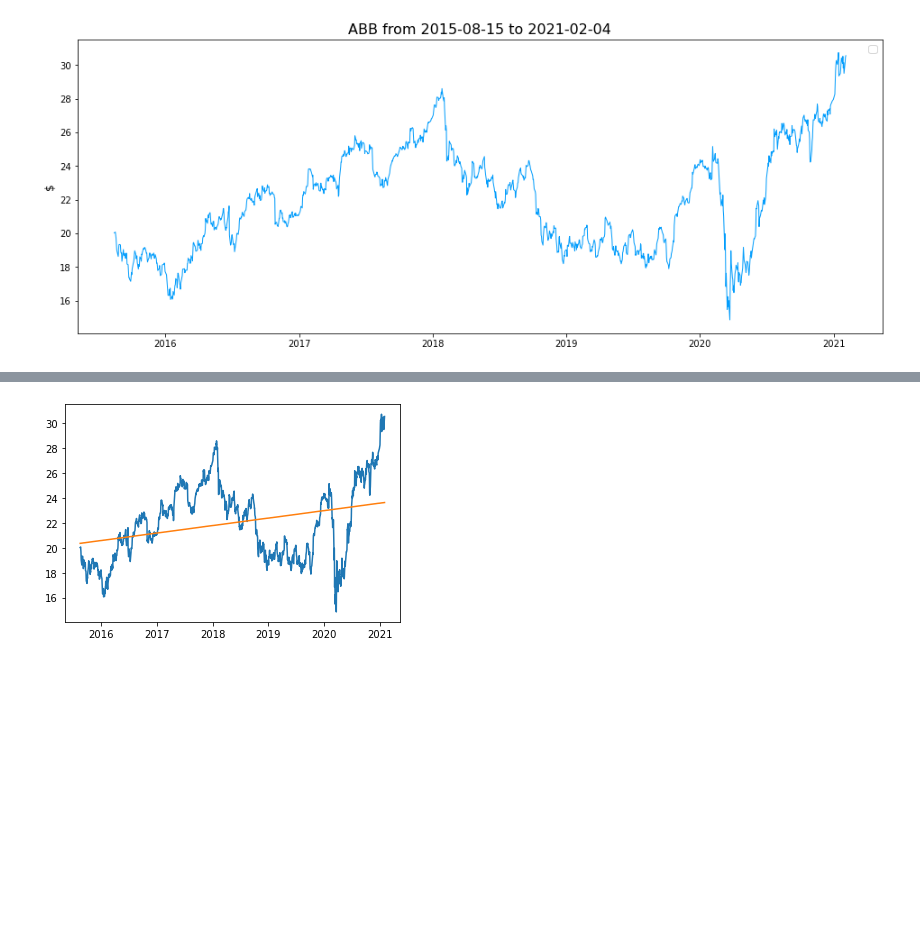
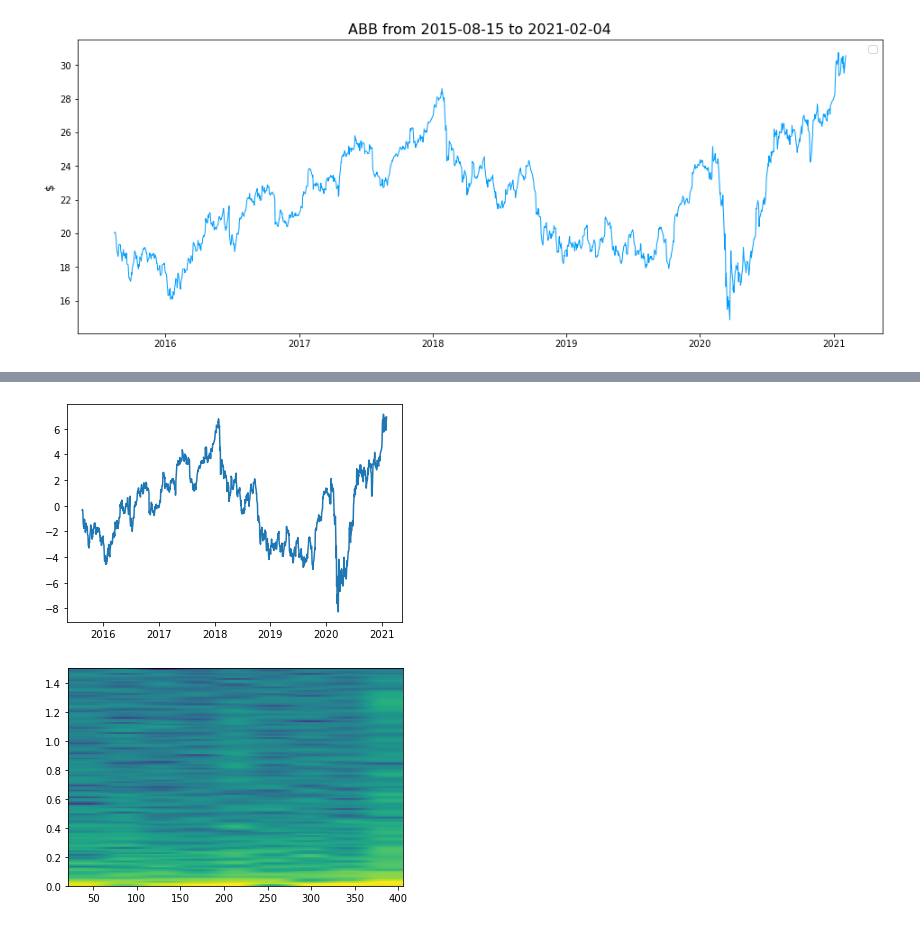
Before and after one commit to simonbuehrer/FFT-test, a Jupyter notebook: 00-fft-stock-market.ipynb, the cells around one changed output, grey strips where cells are left out. Cells and saved outputs as stored; diff of their text form; code cells hidden in the pictures; blank space fills up the shorter version.

```diff
--- a/00-fft-stock-market.ipynb
+++ b/00-fft-stock-market.ipynb
@@ -73,8 +70,12 @@ plt.show()
 stockdata_df['row_num'] = np.arange(len(stockdata_df))
 X = sm.add_constant(stockdata_df['row_num'])
 model = sm.OLS(y, X).fit()
-predictions = model.predict(X)
+stockdata_df['OLS'] = model.predict(X)
 
-print_model = model.summary()
-print(print_model)
+plt.plot(x,y)
+plt.plot(x,stockdata_df['OLS'])
+plt.show()
+print(model.summary())
+
+stockdata_df['Diff']=stockdata_df['Close']-stockdata_df['OLS']
 # %% [output]
@@ -95,9 +97,15 @@ Notes:
 [1] Standard Errors assume that the covariance matrix of the errors is correctly specified.
 [2] The condition number is large, 1.59e+03. This might indicate that there are
 strong multicollinearity or other numerical problems.
-# %%
-plt.plot(x,y)
-plt.plot(x,predictions)
-plt.show()
-# %% [output]
-[figure, removed]
+# %%
+fft_output = np.fft.fft(stockdata_df['Diff'])
+power = np.abs(fft_output)
+
+
+plt.plot(x,stockdata_df['Diff'])
+plt.show()
+plt.specgram(stockdata_df['Diff'],Fs=3,mode = 'psd',scale='dB')
+plt.show()
+# %% [output]
+[figure, added]
+[figure, added]
```
Also changed, not shown: parts of 3 cells of this notebook.
